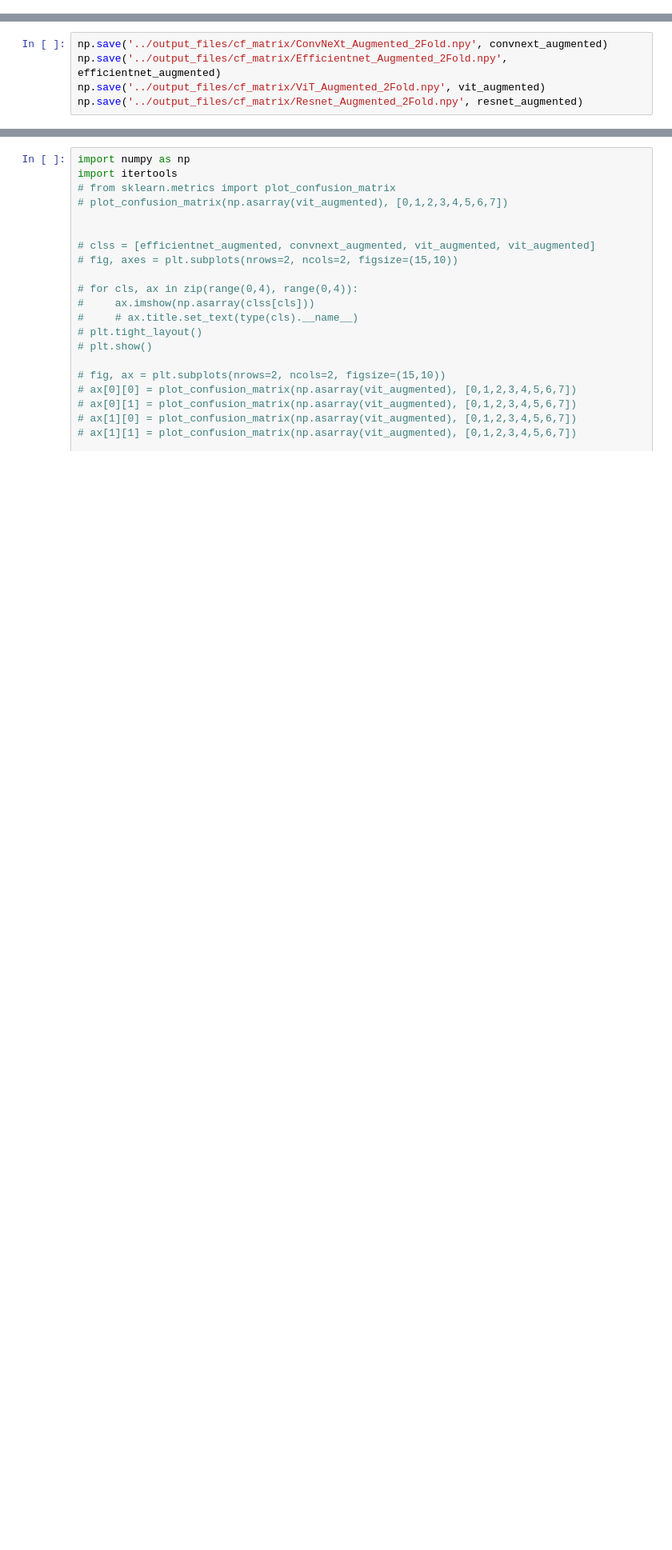
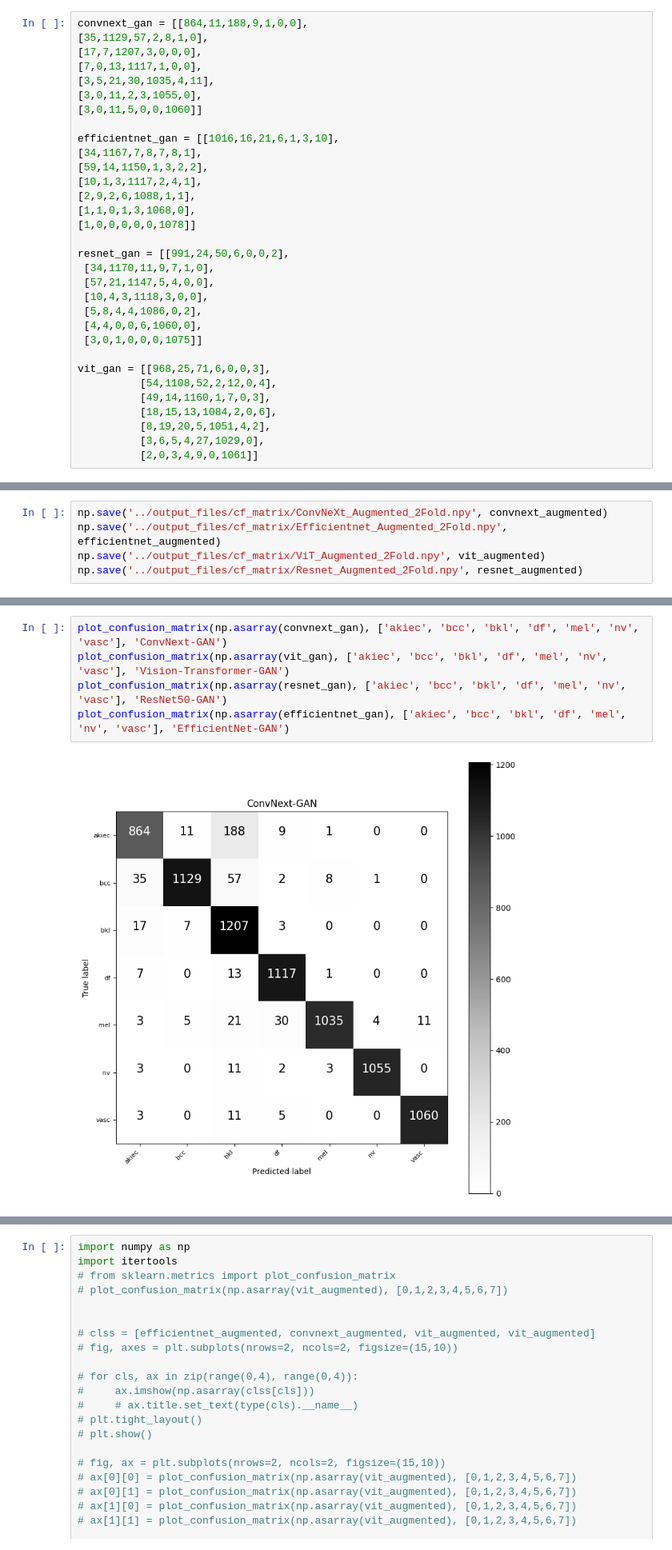
Before and after one commit to malsaidi93/SkinCancer, a Jupyter notebook: notebooks/Creating_CF.ipynb, the cells around one changed output, grey strips where cells are left out. Shown: that part at 80% size. Drawn from its saved outputs; the diff is of its cells as text; blank space fills up the shorter version.

```diff
--- a/notebooks/Creating_CF.ipynb
+++ b/notebooks/Creating_CF.ipynb
@@ -0,0 +10,32 @@
+# %%
+convnext_gan = [[864,11,188,9,1,0,0],
+[35,1129,57,2,8,1,0],
+[17,7,1207,3,0,0,0],
+[7,0,13,1117,1,0,0],
+[3,5,21,30,1035,4,11],
+[3,0,11,2,3,1055,0],
+[3,0,11,5,0,0,1060]]
+
+efficientnet_gan = [[1016,16,21,6,1,3,10],
+[34,1167,7,8,7,8,1],
+[59,14,1150,1,3,2,2],
+[10,1,3,1117,2,4,1],
+[2,9,2,6,1088,1,1],
+[1,1,0,1,3,1068,0],
+[1,0,0,0,0,0,1078]]
+
+resnet_gan = [[991,24,50,6,0,0,2],
+ [34,1170,11,9,7,1,0],
+ [57,21,1147,5,4,0,0],
+ [10,4,3,1118,3,0,0],
+ [5,8,4,4,1086,0,2],
+ [4,4,0,0,6,1060,0],
+ [3,0,1,0,0,0,1075]]
+
+vit_gan = [[968,25,71,6,0,0,3],
+          [54,1108,52,2,12,0,4],
+          [49,14,1160,1,7,0,3],
+          [18,15,13,1084,2,0,6],
+          [8,19,20,5,1051,4,2],
+          [3,6,5,4,27,1029,0],
+          [2,0,3,4,9,0,1061]]
@@ -39,0 +95,7 @@ np.save('../output_files/cf_matrix/Resnet_Augmented_2Fold.npy', resnet_augmented
+# %%
+plot_confusion_matrix(np.asarray(convnext_gan), ['akiec', 'bcc', 'bkl', 'df', 'mel', 'nv', 'vasc'], 'ConvNext-GAN')
+plot_confusion_matrix(np.asarray(vit_gan), ['akiec', 'bcc', 'bkl', 'df', 'mel', 'nv', 'vasc'], 'Vision-Transformer-GAN')
+plot_confusion_matrix(np.asarray(resnet_gan), ['akiec', 'bcc', 'bkl', 'df', 'mel', 'nv', 'vasc'], 'ResNet50-GAN')
+plot_confusion_matrix(np.asarray(efficientnet_gan), ['akiec', 'bcc', 'bkl', 'df', 'mel', 'nv', 'vasc'], 'EfficientNet-GAN')
+# %% [output]
+[figure, added]
```
Also changed, not shown: parts of 8 cells of this notebook, 12 other files.
